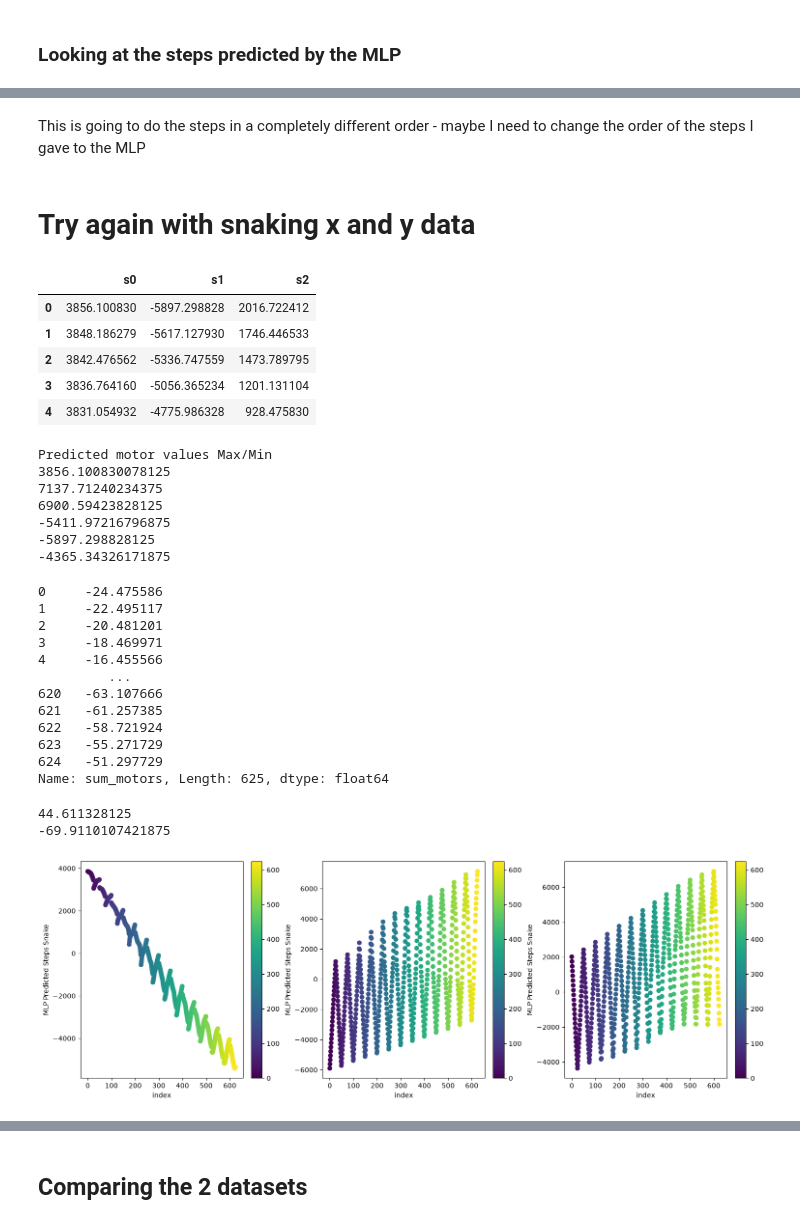
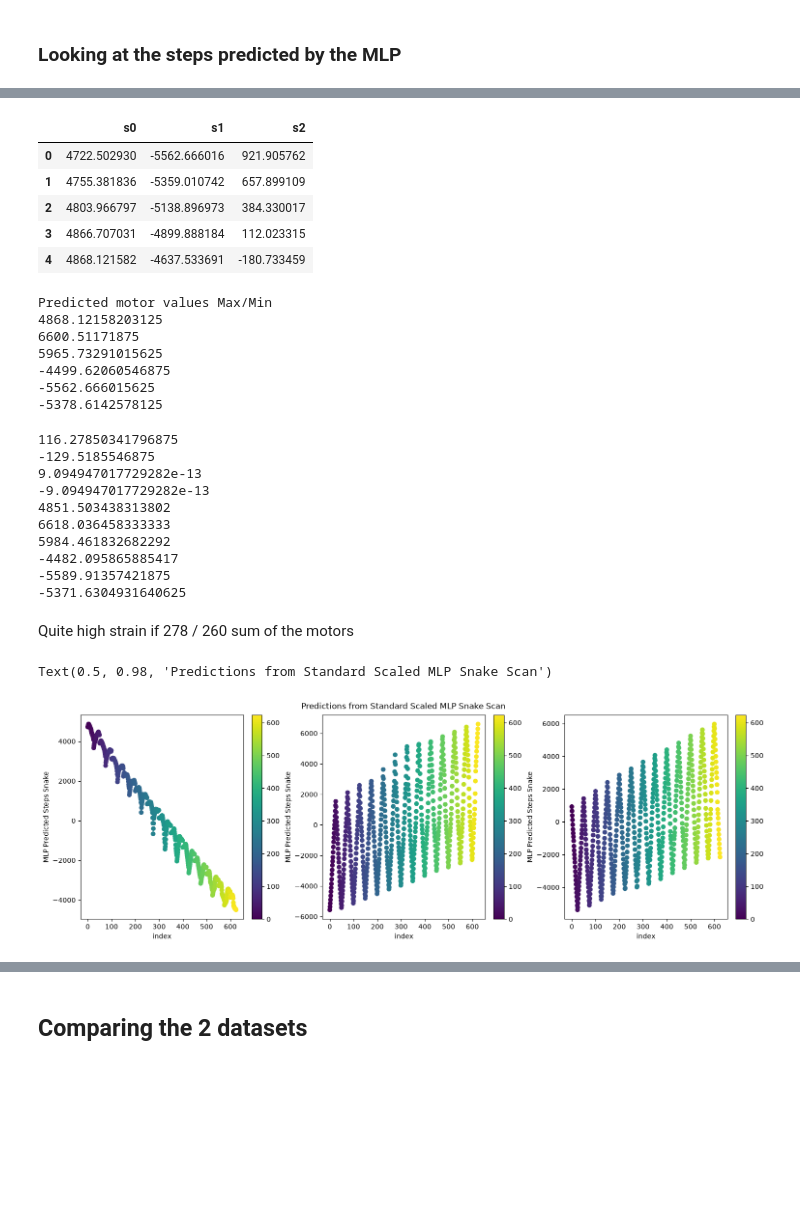
Before and after one commit to Abigail-Yates/DeltabotProject, a Jupyter notebook: TensorFlow/Trials/16Oct_MLP_2_Pred.ipynb, the cells around one changed output, grey strips where cells are left out. Saved outputs shown, nothing was run; the diff lists cells and outputs as text; code cells hidden in the pictures; blank space fills up the shorter version.

```diff
--- a/TensorFlow/Trials/16Oct_MLP_2_Pred.ipynb
+++ b/TensorFlow/Trials/16Oct_MLP_2_Pred.ipynb
@@ -117,53 +30,63 @@ for i, motor in enumerate(["s0", "s1", "s2"]):
-# %% [markdown]
-This is going to do the steps in a completely different order - maybe I need to change the order of the steps I gave to the MLP
-# %% [markdown]
-<h1> Try again with snaking x and y data
 # %%
 #gave those x and y values to the 16Oct MLP
 #output
-pred_snake_steps = pd.read_csv("16Oct_NN_Pred_snake_mesh.csv", names=["s0", "s1", "s2"])
+pred_snake_steps = pd.read_csv("predictions/16Oct_MLP_2_Pred_snake_mesh.csv", names=["s0", "s1", "s2"])
 display(pred_snake_steps.head())
 print("Predicted motor values Max/Min")
 print(max(pred_snake_steps["s0"]))
 print(max(pred_snake_steps["s1"]))
 print(max(pred_snake_steps["s2"]))
 print(min(pred_snake_steps["s0"]))
 print(min(pred_snake_steps["s1"]))
 print(min(pred_snake_steps["s2"]))
 # %% [output]
 |  | s0 | s1 | s2 |
-| 0 | 3856.100830 | -5897.298828 | 2016.722412 |
-| 1 | 3848.186279 | -5617.127930 | 1746.446533 |
-| 2 | 3842.476562 | -5336.747559 | 1473.789795 |
-| 3 | 3836.764160 | -5056.365234 | 1201.131104 |
-| 4 | 3831.054932 | -4775.986328 | 928.475830 |
+| 0 | 4722.502930 | -5562.666016 | 921.905762 |
+| 1 | 4755.381836 | -5359.010742 | 657.899109 |
+| 2 | 4803.966797 | -5138.896973 | 384.330017 |
+| 3 | 4866.707031 | -4899.888184 | 112.023315 |
+| 4 | 4868.121582 | -4637.533691 | -180.733459 |
 Predicted motor values Max/Min
-3856.100830078125
-7137.71240234375
-6900.59423828125
--5411.97216796875
--5897.298828125
--4365.34326171875
+4868.12158203125
+6600.51171875
+5965.73291015625
+-4499.62060546875
+-5562.666015625
+-5378.6142578125
 # %%
 pred_snake_steps['sum_motors'] = pred_snake_steps["s0"] + pred_snake_steps["s1"] + pred_snake_steps["s2"]
 # display(pred_snake_steps['sum_motors'])
 print(max(pred_snake_steps["sum_motors"]))
 print(min(pred_snake_steps["sum_motors"]))
+
+
+pred_snake_steps["s0_adj"] = pred_snake_steps["s0"] - (pred_snake_steps["sum_motors"]/3)
+pred_snake_steps["s1_adj"] = pred_snake_steps["s1"] - (pred_snake_steps["sum_motors"]/3)
+pred_snake_steps["s2_adj"] = pred_snake_steps["s2"] - (pred_snake_steps["sum_motors"]/3)
+
+pred_snake_steps['sum_motors_adj'] = pred_snake_steps["s0_adj"] + pred_snake_steps["s1_adj"] + pred_snake_steps["s2_adj"]
+# display(pred_snake_steps['sum_motors'])
+print(max(pred_snake_steps["sum_motors_adj"]))
+print(min(pred_snake_steps["sum_motors_adj"]))
+print(max(pred_snake_steps["s0_adj"]))
+print(max(pred_snake_steps["s1_adj"]))
+print(max(pred_snake_steps["s2_adj"]))
+print(min(pred_snake_steps["s0_adj"]))
+print(min(pred_snake_steps["s1_adj"]))
+print(min(pred_snake_steps["s2_adj"]))
 # %% [output]
-0     -24.475586
-1     -22.495117
-2     -20.481201
-3     -18.469971
-4     -16.455566
-         ...
-620   -63.107666
-621   -61.257385
-622   -58.721924
-623   -55.271729
-624   -51.297729
-Name: sum_motors, Length: 625, dtype: float64
+116.27850341796875
+-129.5185546875
+9.094947017729282e-13
+-9.094947017729282e-13
+4851.503438313802
+6618.036458333333
+5984.461832682292
+-4482.095865885417
+-5589.91357421875
+-5371.6304931640625
-44.611328125
--69.9110107421875
+# %% [markdown]
+Quite high strain if 278 / 260 sum of the motors
 # %%
 fig, axs = plt.subplots(1, 3, figsize=(15,5), constrained_layout=True)
 for i, motor in enumerate(["s0", "s1", "s2"]):
@@ -171,5 +94,7 @@ for i, motor in enumerate(["s0", "s1", "s2"]):
     axs[i].set_xlabel("index")
     axs[i].set_ylabel("MLP Predicted Steps Snake")
     fig.colorbar(im, ax=axs[i])
+fig.suptitle("Predictions from Standard Scaled MLP Snake Scan")
 # %% [output]
+Text(0.5, 0.98, 'Predictions from Standard Scaled MLP Snake Scan')
-[figure, old version]
+[figure, new version]
```
Also changed, not shown: parts of 18 cells of this notebook, 4 other files.
